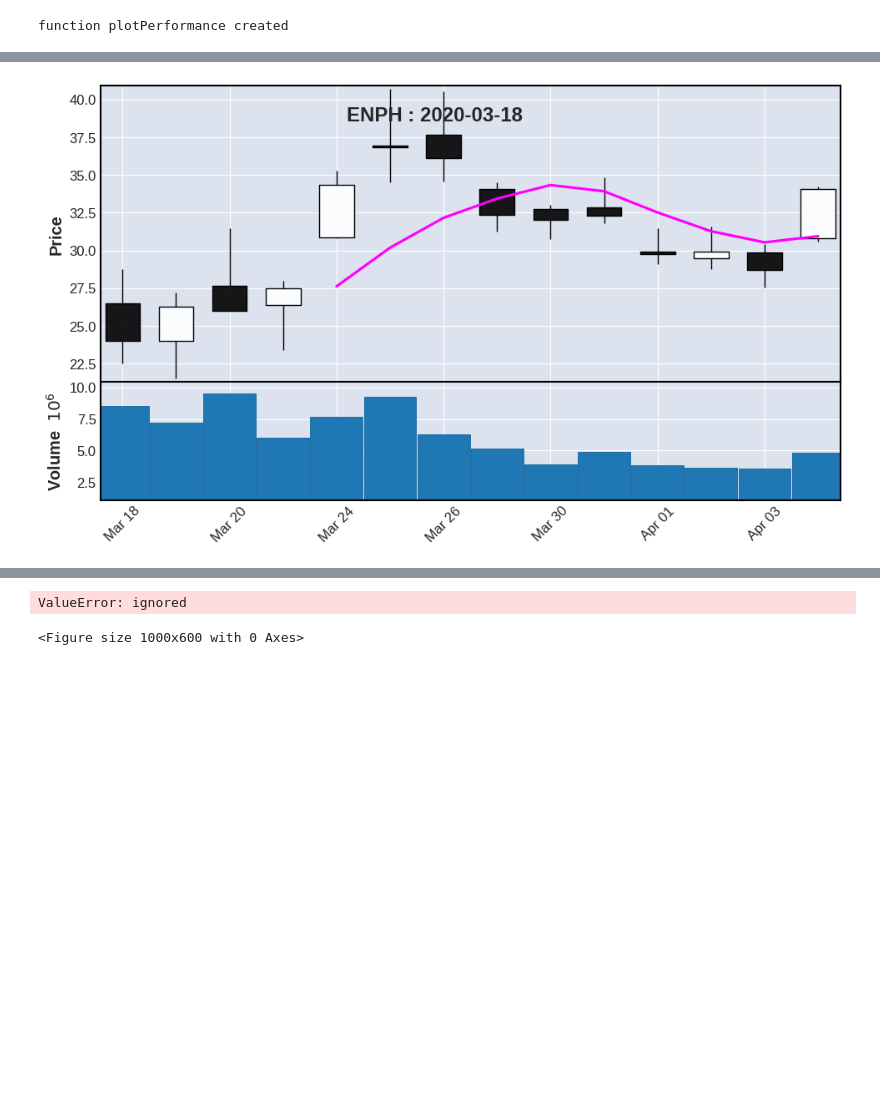
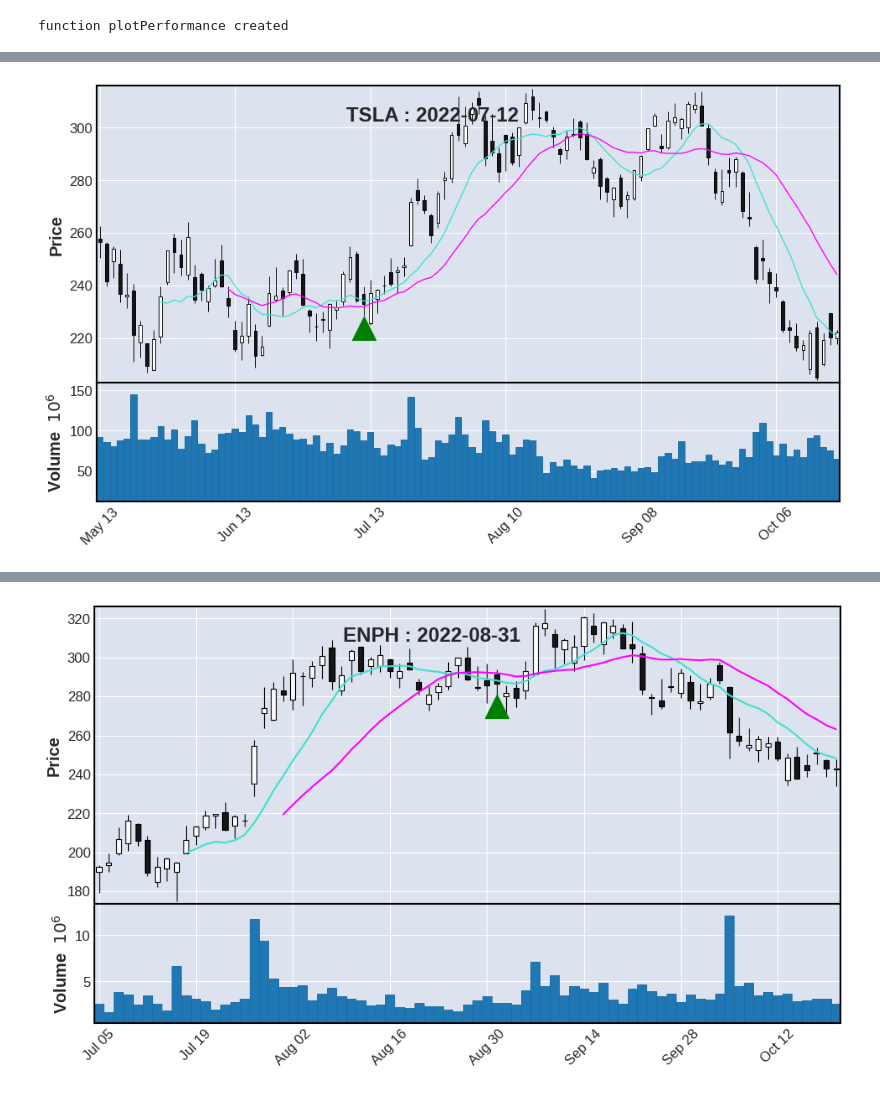
Before and after one commit to rndbblnn/stonks-jupyter, a Jupyter notebook: charting.ipynb, the cells around one changed output, grey strips where cells are left out. Drawn from its saved outputs; the diff is of its cells as text; code cells hidden in the pictures; blank space fills up the shorter version.

```diff
--- a/charting.ipynb
+++ b/charting.ipynb
@@ -37,7 +70,11 @@ function plotPerformance created
 #mpf.plot(tsla['2021-01-01':'2022-09-10'])
 
 #tsla.to_csv('tsla.csv')
-df=pd.read_csv('patterns.csv')
-#df.info()
-df['pattern_date'] = pd.to_datetime(df['pattern_date'])
-df['pattern_date_X'] = df['pattern_date'] + pd.DateOffset(days=20)
+# df=pd.read_csv('patterns.csv')
+r = requests.get('https://194c-207-253-236-153.ngrok.io/search?mock=true&q=%5Bd%5DO.0+%2F+%5Bd%5DC.1+%3E+1.1%0D%0AAND+%5Bd%5DC.0+%3E+%5Bd%5DAVGC20.0+')
+df = pd.DataFrame(r.json()['payload'])
+df.info()
+df['patternTime'] = pd.to_datetime(df['patternTime'])
+df['patternTimeFrom'] = df['patternTime'] + pd.DateOffset(days=-60)
+df['patternTimeTo'] = df['patternTime'] + pd.DateOffset(days=100)
+print(df)
@@ -44,18 +94,27 @@ df['pattern_date_X'] = df['pattern_date'] + pd.DateOffset(days=20)
 # %%
 for index, row in df.iterrows():
-    print(row['ticker'], row['pattern_date'], row['pattern_date_X'])
 
-    start=row['pattern_date'].strftime('%Y-%m-%d')
-    end=row['pattern_date_X'].strftime('%Y-%m-%d')
+    start=row['patternTimeFrom'].strftime('%Y-%m-%d')
+    end=row['patternTimeTo'].strftime('%Y-%m-%d')
 
-    ticker=yf.Ticker(row['ticker']).history('5y', start=start, end=end, actions=False)
+# urllib.parse.quote(query)
 
-    ticker.info()
+    chartResponse = requests.get('https://194c-207-253-236-153.ngrok.io/chart/TSLA/d?from=2022-02-01T00%3A00%3A00&to=2022-05-30T00%3A00%3A00')
+    chartDf = pd.json_normalize(json.loads(chartResponse.text))
+    chartDf.info
 
+    ticker=yf.Ticker(row['symbol']).history('5y', start=start, end=end, actions=False)
 
-    #ticker= round(ticker.pct_change()*100, 2)
+    # ticker.info
+
+    entry = row['patternTime'].strftime('%Y-%m-%d %H:%M:%S-04:00')
+
+    buy = np.where(ticker.index==entry, 1, np.nan) * 0.98 * ticker['Low']
+    apd = [mpf.make_addplot(buy, scatter=True,  type='scatter', markersize=400, marker='^', color='green')]
+
     mpf.plot(ticker[start:end], type='candle',
-         volume=True, mav=(20,5),title = row['ticker'] + ' : ' + start,
-        tight_layout=True, figratio=(16,9))
-    plotPerformance(ticker)
+         volume=True, mav=(10,20),title = row['symbol'] + ' : ' + row['patternTime'].strftime('%Y-%m-%d'),
+        tight_layout=True, figratio=(16,9), addplot=apd)
+
+    # plotPerformance(ticker)
 # %% [output]
@@ -75 +138 @@ memory usage: 672.0 bytes
-[figure, old version]
+[figure, new version]
@@ -88,2 +156 @@ memory usage: 1.2 KB
-ValueError: ignored
-<Figure size 1000x600 with 0 Axes>
+[figure, added]
```
Also changed, not shown: parts of 5 cells of this notebook.
